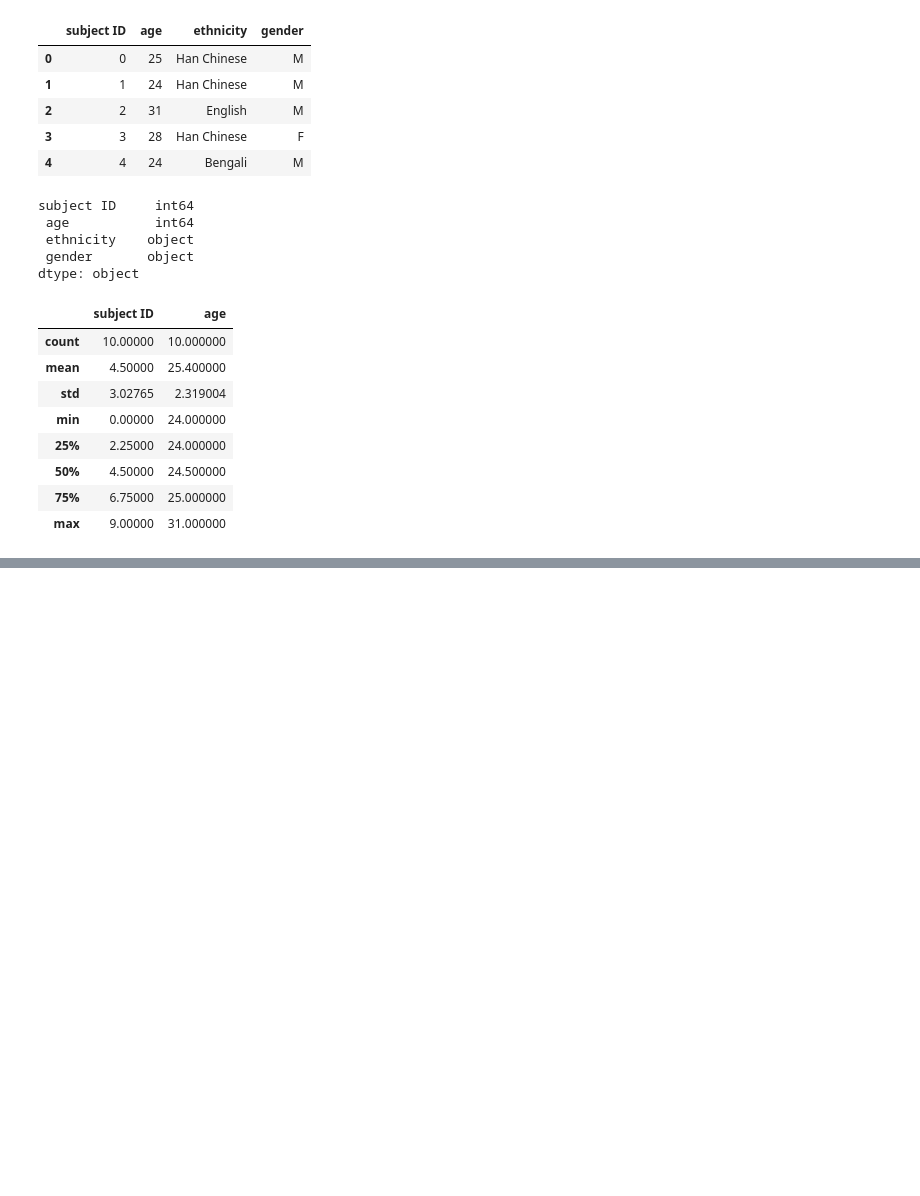
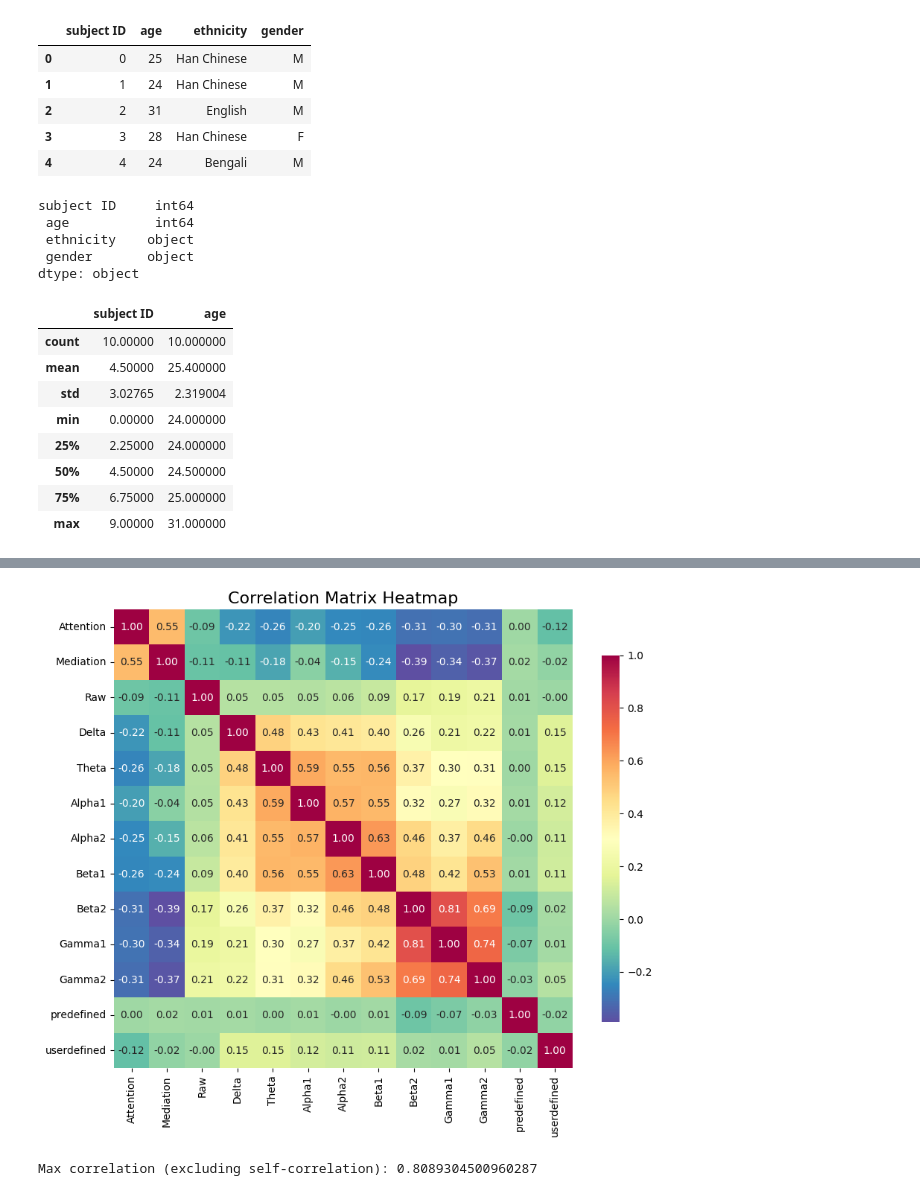
Before and after one commit to anisha150213/CS-790-Project, a Jupyter notebook: main.ipynb, the cells around one changed output, grey strips where cells are left out. Drawn from its saved outputs; the diff is of its cells as text; code cells hidden in the pictures; blank space fills up the shorter version.

```diff
--- a/main.ipynb
+++ b/main.ipynb
@@ -89,9 +110,12 @@ demographic_df.describe()
 | 50% | 4.50000 | 24.500000 |
 | 75% | 6.75000 | 25.000000 |
 | max | 9.00000 | 31.000000 |
+# %%
+# drop ethnicity
+demographic_df.drop(columns={' ethnicity'}, inplace=True)
 # %%
 # changing the name
-demographic_df.columns = ['SubjectId', 'Age', 'Ethnicity', 'Gender']
+demographic_df.columns = ['SubjectID', 'Age', 'Gender']
 # %%
 # gender F = 0 | M = 1
 demographic_df['Gender'] = demographic_df['Gender'].map({'F': 0, 'M': 1})
@@ -105 +128,5 @@ Gender        int64
 dtype: object
+# %%
+# merge to dataframe
+merged_df = pd.merge(eeg_df, demographic_df, on='SubjectID', how='inner')
+merged_df.head()
@@ -105,0 +140,4 @@ dtype: object
+# %%
+# calculate corelation
+correlation_matrix = merged_df[features[2:]].corr()
+print(correlation_matrix)
@@ -105,0 +159,24 @@ dtype: object
+# %%
+# visualize the correlation
+plt.figure(figsize=(10, 8))
+sns.heatmap(correlation_matrix,
+            annot=True,
+            fmt=".2f",
+            cmap='Spectral_r',
+            square=True,
+            cbar_kws={"shrink": 0.8})
+plt.title('Correlation Matrix Heatmap', fontsize=16)
+plt.xticks(rotation=90)
+plt.yticks(rotation=0)
+plt.show()
+# %% [output]
+[figure, added]
+# %%
+# Mask the diagonal and find the maximum correlation
+mask = np.eye(correlation_matrix.shape[0], dtype=bool)
+corr_values = correlation_matrix.where(~mask)
+
+max_corr = corr_values.max().max()
+print(f"Max correlation (excluding self-correlation): {max_corr}")
+# %% [output]
+Max correlation (excluding self-correlation): 0.8089304500960287
```
Also changed, not shown: parts of 24 cells of this notebook, 11 other files.
